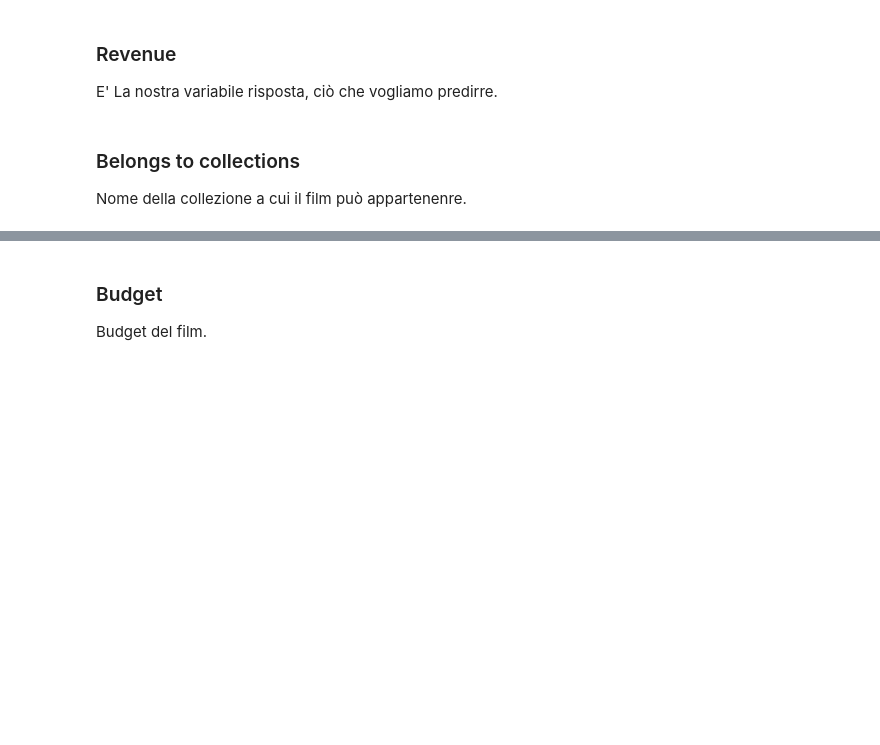
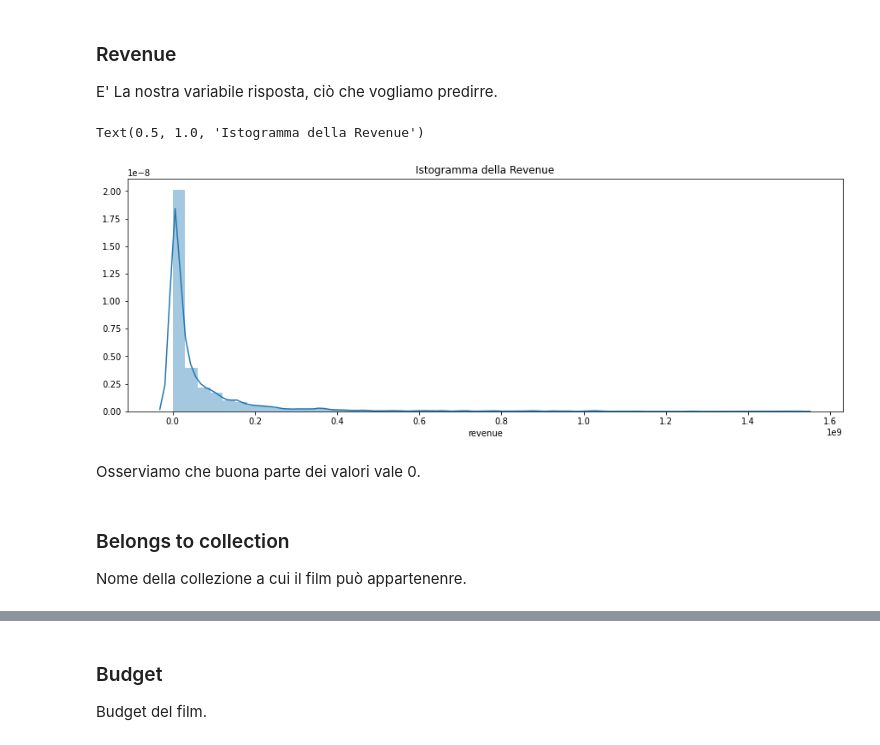
Before and after one commit to SimoneFerrari99/DWM-Kaggle-TMDB-Box-Office-Prediction, a Jupyter notebook: ProgettoDWM2021.ipynb, the cells around one changed output, grey strips where cells are left out. Saved outputs shown, nothing was run; the diff lists cells and outputs as text; code cells hidden in the pictures; blank space fills up the shorter version.

```diff
--- a/ProgettoDWM2021.ipynb
+++ b/ProgettoDWM2021.ipynb
@@ -295,6 +359,14 @@ Index(['belongs_to_collection', 'budget', 'genres', 'popularity',
 # %% [markdown]
 ### Revenue
 E' La nostra variabile risposta, ciò che vogliamo predirre.
+# %%
+plt.figure(figsize=(15,5)) # Grandezza del grafico
+sns.distplot(a = train['revenue']).set_title("Istogramma della Revenue") # generazione del grafico
+# %% [output]
+Text(0.5, 1.0, 'Istogramma della Revenue')
+[figure, added]
+# %% [markdown]
+Osserviamo che buona parte dei valori vale 0.
 # %% [markdown]
-### Belongs to collections
+### Belongs to collection
 Nome della collezione a cui il film può appartenenre.
```
Also changed, not shown: parts of 50 cells of this notebook.
